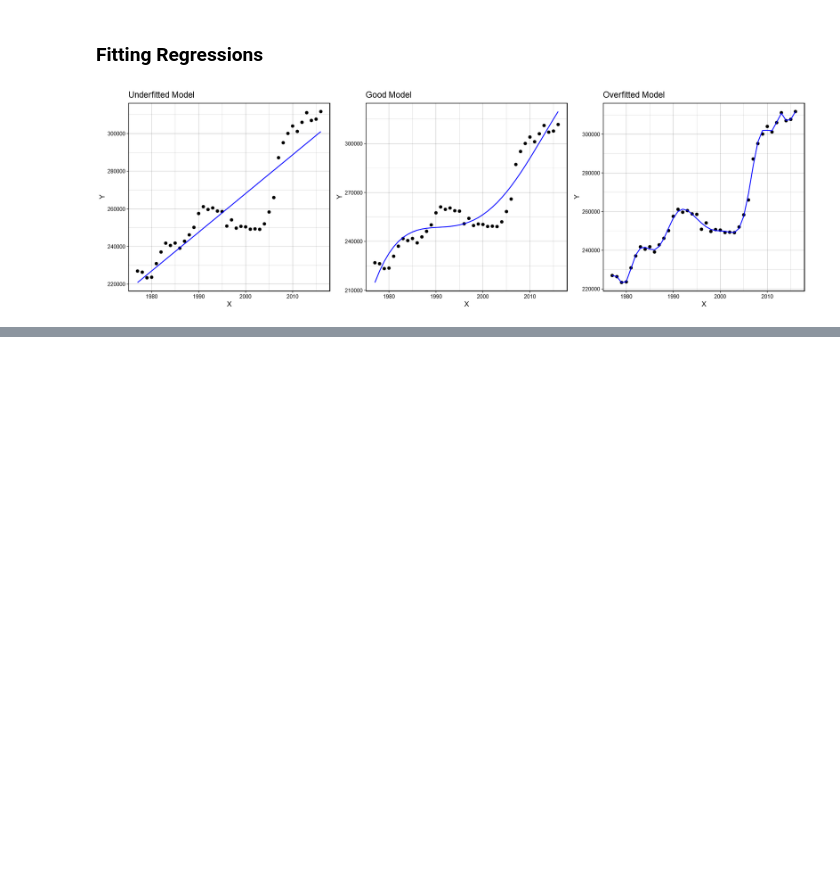
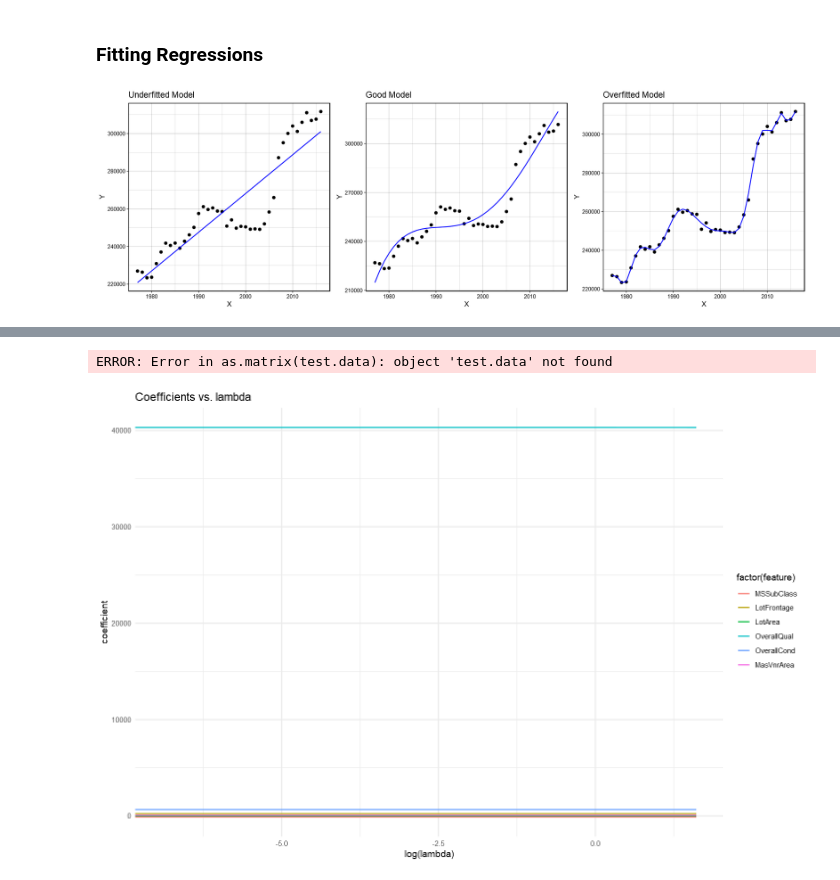
Before and after one commit to Agewerc/Regularization, a Jupyter notebook: Regularization.ipynb, the cells around one changed output, grey strips where cells are left out. Saved outputs shown, nothing was run; the diff lists cells and outputs as text; code cells hidden in the pictures; blank space fills up the shorter version.

Commit message:
Create function to plot data - import data from house dataset

```diff
--- a/Regularization.ipynb
+++ b/Regularization.ipynb
@@ -61,0 +82,48 @@ grid.arrange(plot1, plot2, plot3, nrow = 1) # display of first plot
+# %%
+fitAndPlot <- function(train.data, train.label, alpha=0, lambda = c(0:5000)/1000){
+    # fit the model
+    fit <- glmnet(x = as.matrix(train.data), y=train.label, alpha = alpha, lambda = lambda)
+
+    # aggrigate the outputs
+    out <- as.data.frame(as.matrix(t(fit$beta)))
+    out[,c('nonzero', 'lambda')] <- c(fit$df, fit$lambda)
+
+    # reshape the outputs (for plotting)
+    out.m<-melt(out, id=c('lambda', 'nonzero'))
+    names(out.m) <- c('lambda', 'nonzero', 'feature', 'coefficient')
+
+    # plot coefficients vs lambda
+    g <- ggplot(data = out.m, aes(x=log(lambda), y=coefficient, color=factor(feature))) + geom_line() +
+        ggtitle('Coefficients vs. lambda') + theme_minimal()
+    print(g)
+
+    # plot number of nonzero coefficients (as ameasure of model complexity) vs lambda
+    #g <- ggplot(data = out.m, aes(x=log(lambda), y=nonzero)) + geom_line() +
+    #    scale_color_discrete(guide = guide_legend(title = NULL)) +
+    #    ggtitle('Nonzero Coefficients vs. lambda') + theme_minimal()
+    #print(g)
+
+    # run the predictions
+    train.predict <- predict(fit, newx=as.matrix(train.data))
+    test.predict <- predict(fit, newx=as.matrix(test.data))
+
+    # calculate the standard errors
+    error <- data.frame('lambda' = out$lambda,
+                    'train' = sqrt(colSums((train.predict - train.label)^2)/nrow(train.predict)),
+                    'test' = sqrt(colSums((test.predict - test.label)^2)/nrow(test.predict)))
+    error.m <- melt(error, id='lambda')
+    names(error.m) <- c('lambda', 'set', 'SE')
+
+    # plot sum of squarred error for train and test sets vs lambda
+    g <- ggplot(data = error.m, aes(x= log(lambda), y = SE, color = factor(set))) + geom_line() +  ylim(0,6) +
+        scale_color_discrete(guide = guide_legend(title = NULL)) +
+        ggtitle('Sum of squarred errors vs. lambda') + theme_minimal()
+    print(g)
+}
+# %%
+options(repr.plot.width=12, repr.plot.height=8) # area of display
+
+fitAndPlot (train.data, train.label, alpha=0, lambda = c(0:5000)/1000)
+# %% [output]
+ERROR: Error in as.matrix(test.data): object 'test.data' not found
+[figure, added]
```
Also changed, not shown: parts of 3 cells of this notebook.
